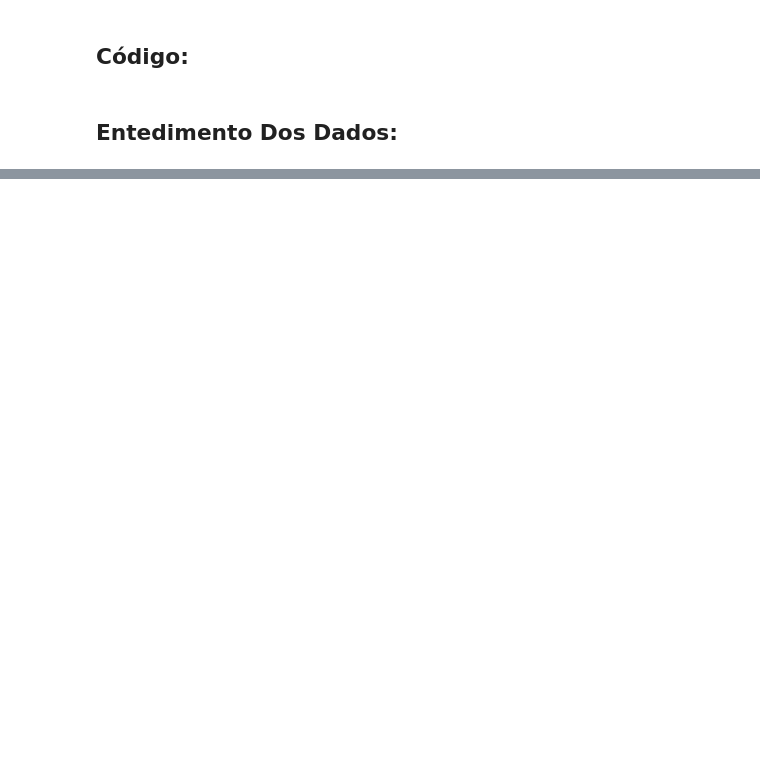
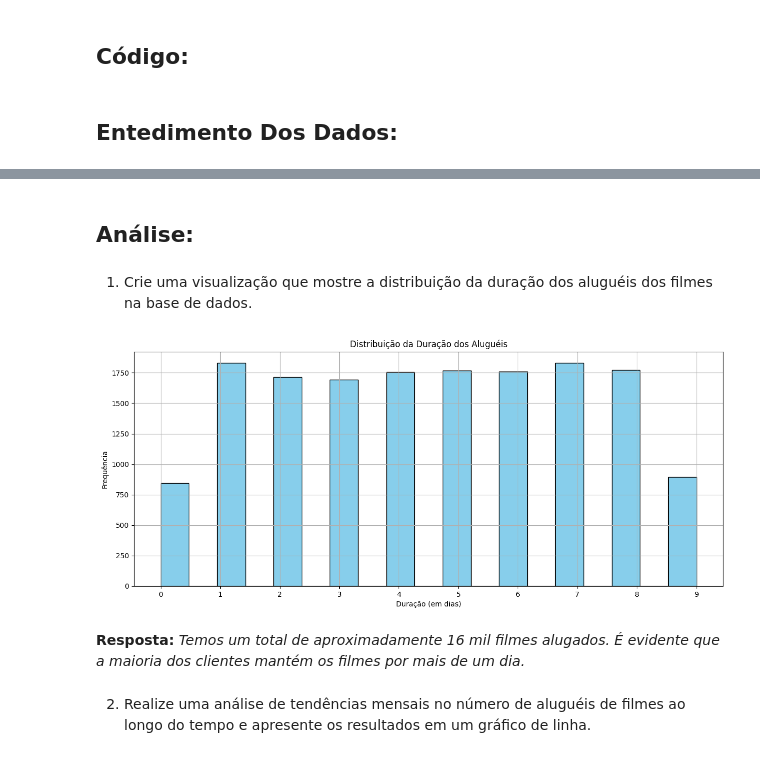
Before and after one commit to SamuelBarbosaDev/Btime_Technical_Test, a Jupyter notebook: notebooks/main.ipynb, the cells around one changed output, grey strips where cells are left out. Saved outputs shown, nothing was run; the diff lists cells and outputs as text; code cells hidden in the pictures; blank space fills up the shorter version.

```diff
--- a/notebooks/main.ipynb
+++ b/notebooks/main.ipynb
@@ -127,0 +169,25 @@ aluguel_filmes.verificando_valores_nulos(
+# %% [markdown]
+## Análise:
+# %% [markdown]
+1. Crie uma visualização que mostre a distribuição da duração dos aluguéis dos filmes na base de dados.
+# %%
+# Criando uma cópia do dataframe
+df_distribuicao_filmes = df.copy()
+# %%
+# Calcular a duração de cada aluguel (em dias)
+df_distribuicao_filmes['rental_duration'] = (
+    df_distribuicao_filmes['return_date'] - df_distribuicao_filmes['rental_date']
+).dt.days
+# %%
+aluguel_filmes.gráfico_de_distribuição(
+    dataframe=df_distribuicao_filmes['rental_duration'],
+    title='Distribuição da Duração dos Aluguéis',
+    xlabel='Duração (em dias)',
+    ylabel='Frequência',
+)
+# %% [output]
+[figure, added]
+# %% [markdown]
+**Resposta:** *Temos um total de aproximadamente 16 mil filmes alugados. É evidente que a maioria dos clientes mantém os filmes por mais de um dia.*
+# %% [markdown]
+2. Realize uma análise de tendências mensais no número de aluguéis de filmes ao longo do tempo e apresente os resultados em um gráfico de linha.
```
Also changed, not shown: parts of 18 cells of this notebook.
